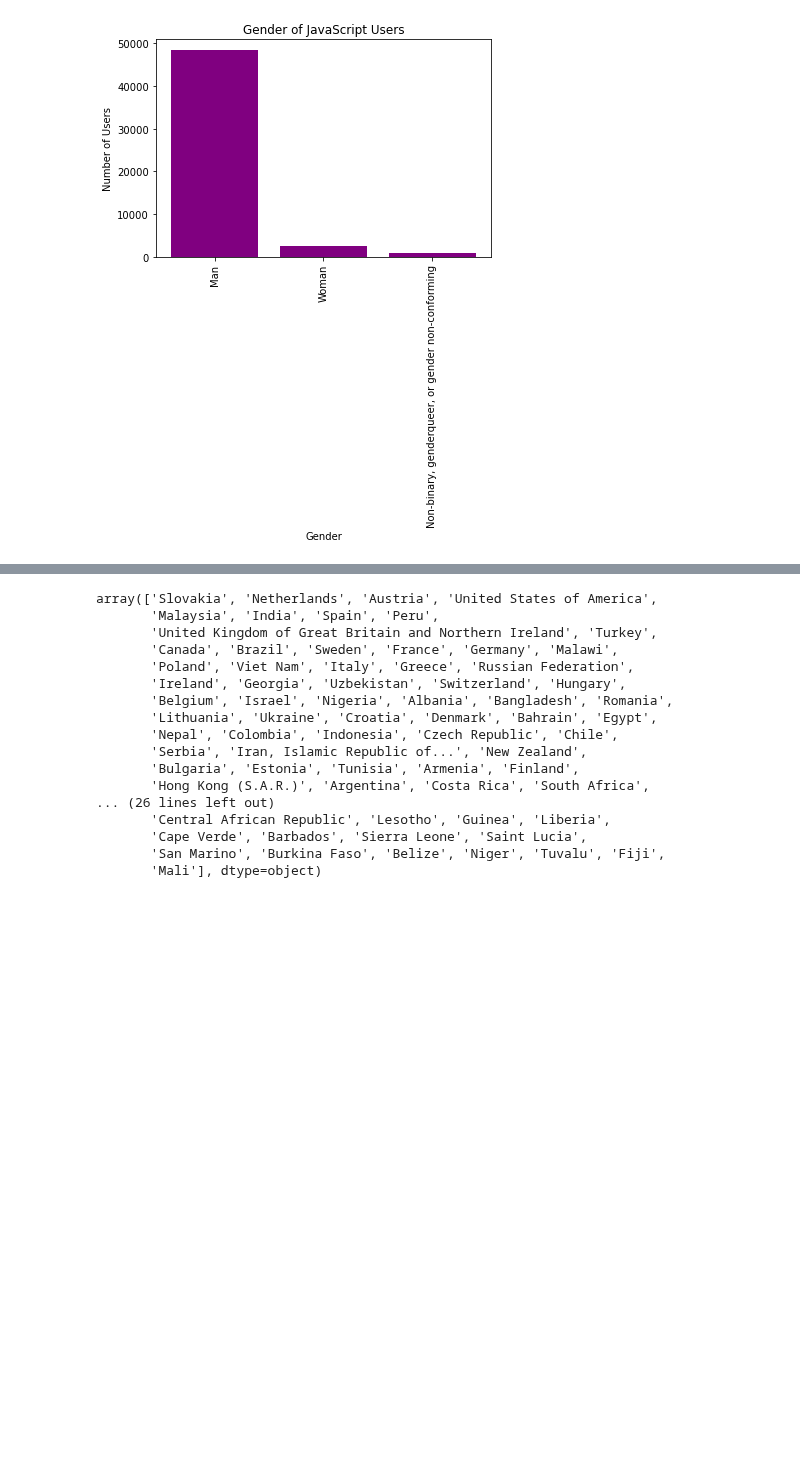
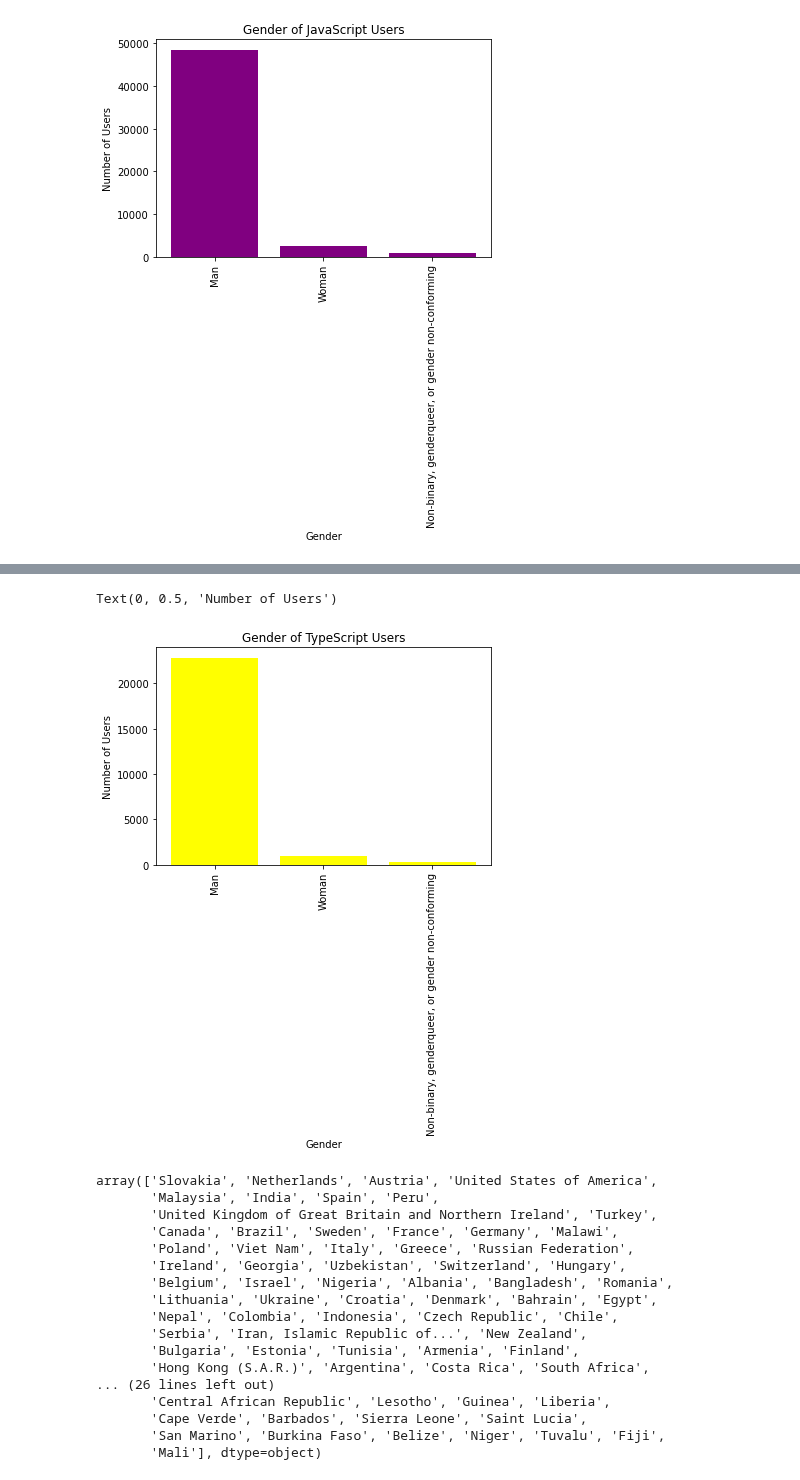
Before and after one commit to Stencoss/DataDrivenDevelopers, a Jupyter notebook: project_1.ipynb, the cells around one changed output, grey strips where cells are left out. Drawn from its saved outputs; the diff is of its cells as text; code cells hidden in the pictures; blank space fills up the shorter version.

```diff
--- a/project_1.ipynb
+++ b/project_1.ipynb
@@ -293,3 +304,14 @@ Text(0, 0.5, 'Number of Users')
+# %%
+users2 = find_js_type['Gender'].value_counts().head(3)
+x_axis = ['Man', 'Woman', 'Non-binary, genderqueer, or gender non-conforming']
+plt.bar(x_axis, users2, color='yellow')
+plt.xticks(rotation=90)
+plt.title("Gender of TypeScript Users")
+plt.xlabel("Gender")
+plt.ylabel("Number of Users")
+# %% [output]
+Text(0, 0.5, 'Number of Users')
+[figure, added]
 # %%
 # Find all the unique countires and put them into a list
 unique_countries_df = find_js_df["Country"].unique()
```
Also changed, not shown: parts of 3 cells of this notebook, 1 other file.
